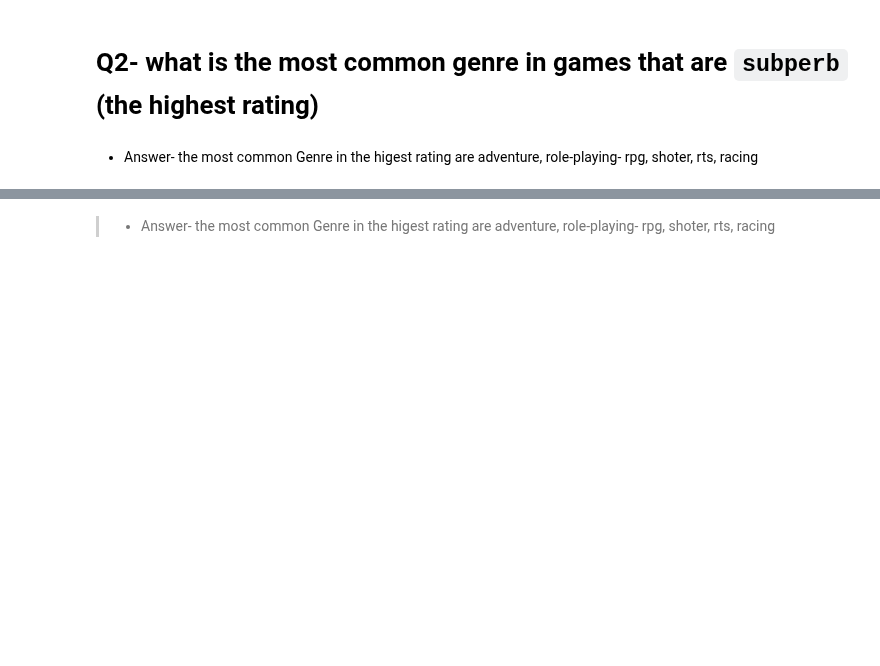
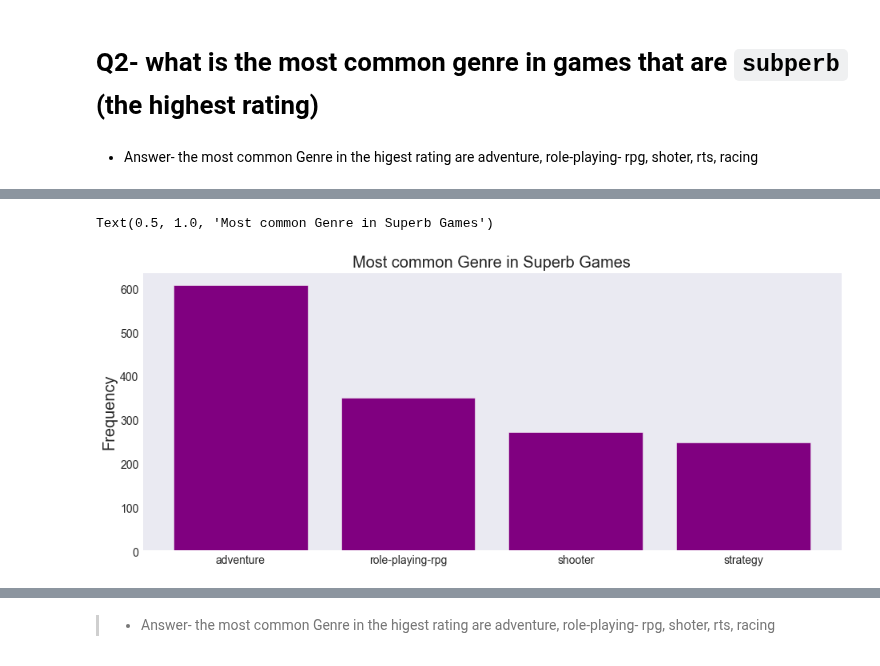
Before and after one commit to MrEnigmamgine/Videogame-Capstone_fork, a Jupyter notebook: Glady-acquire-Exploration.ipynb, the cells around one changed output, grey strips where cells are left out. Saved outputs shown, nothing was run; the diff lists cells and outputs as text; code cells hidden in the pictures; blank space fills up the shorter version.

```diff
--- a/Glady-acquire-Exploration.ipynb
+++ b/Glady-acquire-Exploration.ipynb
@@ -802,6 +412,10 @@ df_subperb_rating
 # %%
-fig, ax = plt.subplots(figsize = (14,4))
-ax.bar(to_1D(df_subperb_rating["genres"]).value_counts().iloc[:7].index,
-        to_1D(df_subperb_rating["genres"]).value_counts().iloc[:7].values)
-ax.set_ylabel("Frequency", size = 12)
-ax.set_title("genre", size = 14)
+fig, ax = plt.subplots(figsize = (14,6))
+ax.bar(to_1D(df_subperb_rating["genres"]).value_counts().iloc[:4].index,
+        to_1D(df_subperb_rating["genres"]).value_counts().iloc[:4].values,
+         color= ['purple'])
+ax.set_ylabel("Frequency", size = 20)
+ax.set_title("Most common Genre in Superb Games", size = 20)
+# %% [output]
+Text(0.5, 1.0, 'Most common Genre in Superb Games')
+[figure, added]
```
Also changed, not shown: parts of 200 cells of this notebook.
